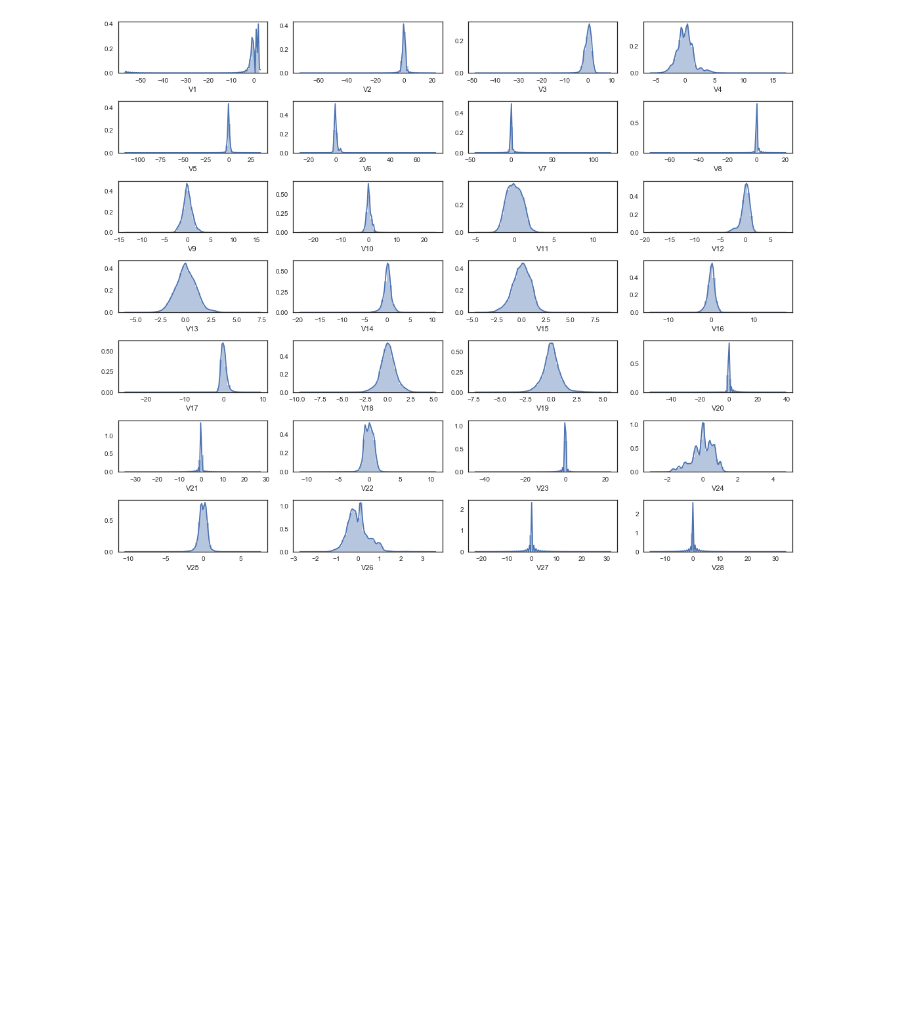
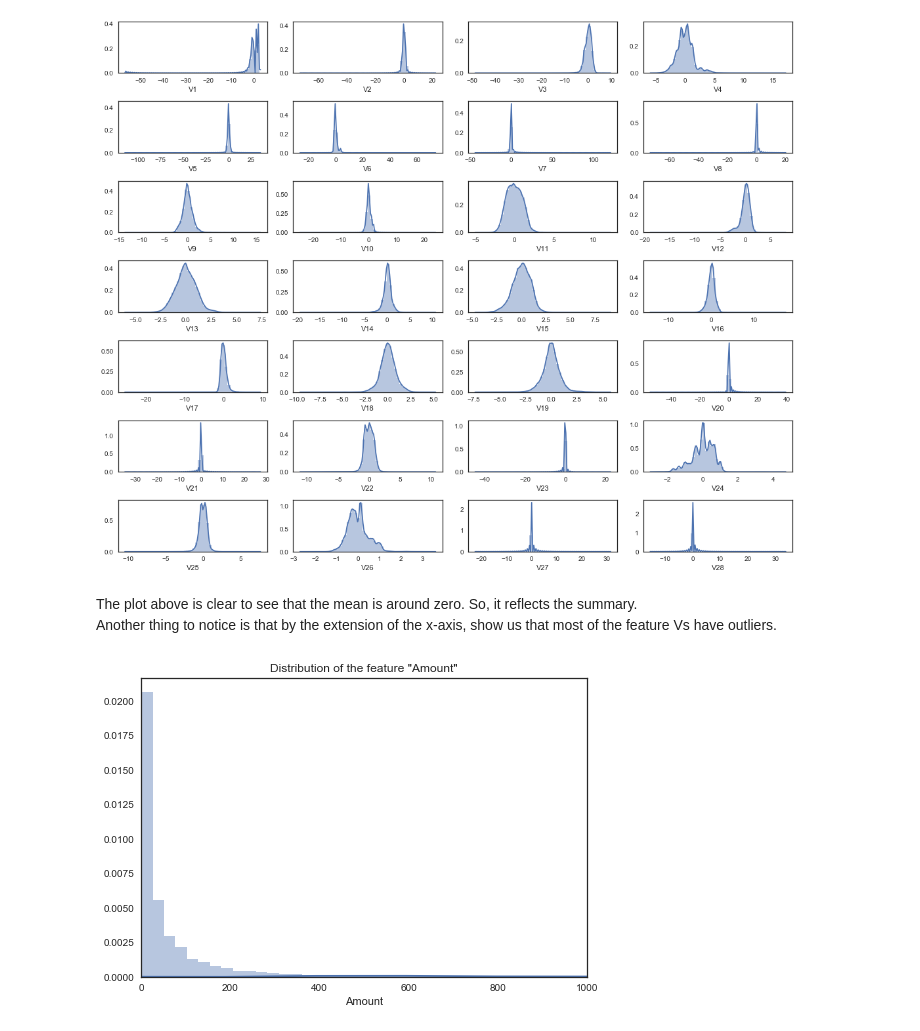
Before and after one commit to NekuSakuraba/machine-learning, a Jupyter notebook: projects/capstone/project/Project Development.ipynb, the cells around one changed output. Drawn from its saved outputs; the diff is of its cells as text; code cells hidden in the pictures; blank space fills up the shorter version.

```diff
--- a/projects/capstone/project/Project Development.ipynb
+++ b/projects/capstone/project/Project Development.ipynb
@@ -79,0 +118,14 @@ sns.distplot()
+# %% [markdown]
+The plot above is clear to see that the mean is around zero. So, it reflects the summary. <br />
+Another thing to notice is that by the extension of the x-axis, show us that most of the feature Vs have outliers. <br />
+# %%
+fig = plt.figure()
+
+plt.title('Distribution of the feature "Amount"')
+sns.distplot(df.Amount, bins=1000)
+plt.xlim(0, 1000)
+plt.show()
+
+fig.savefig('imgs/fig3.png')
+# %% [output]
+[figure, added]
```
Also changed, not shown: parts of 23 cells of this notebook.
